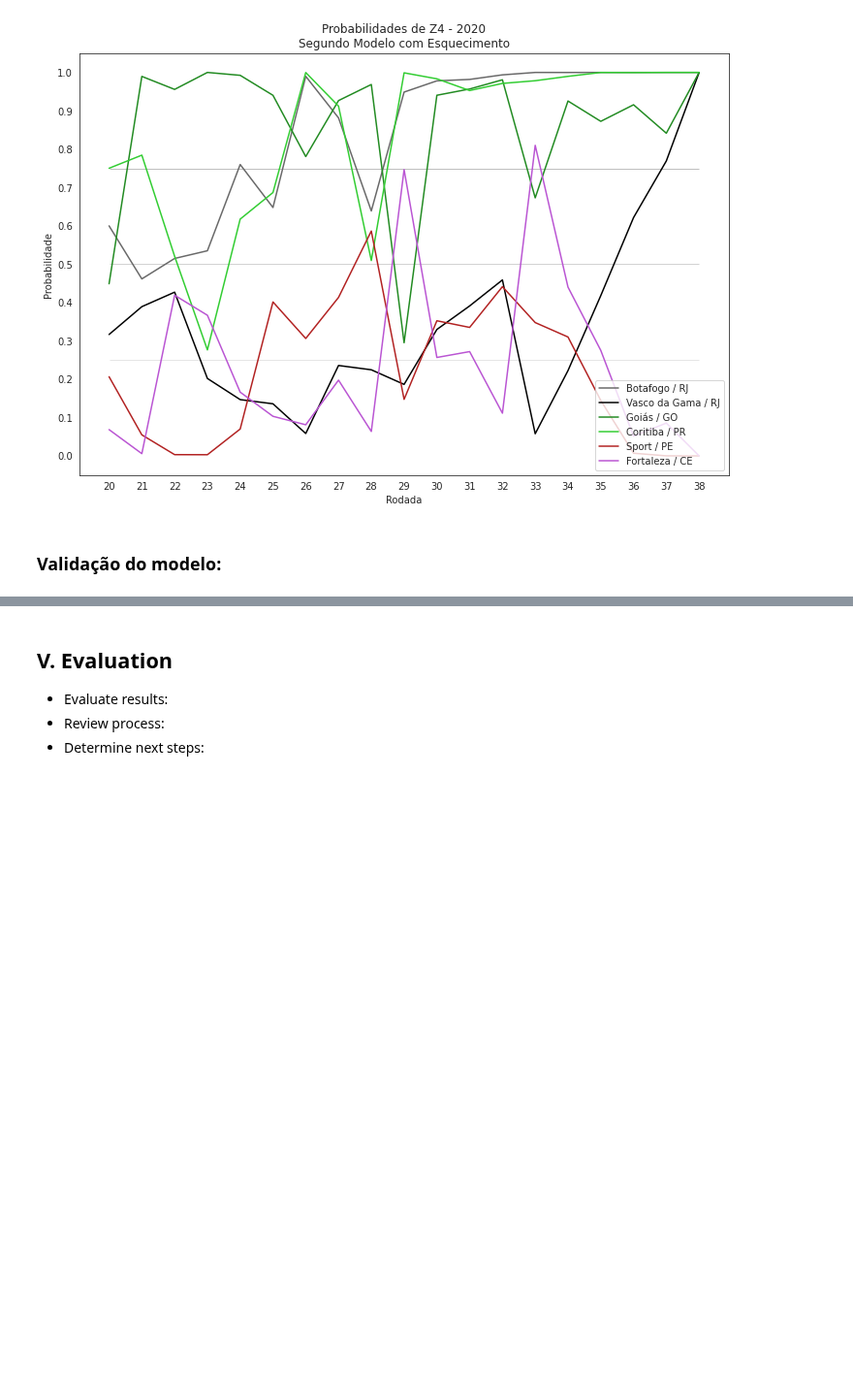
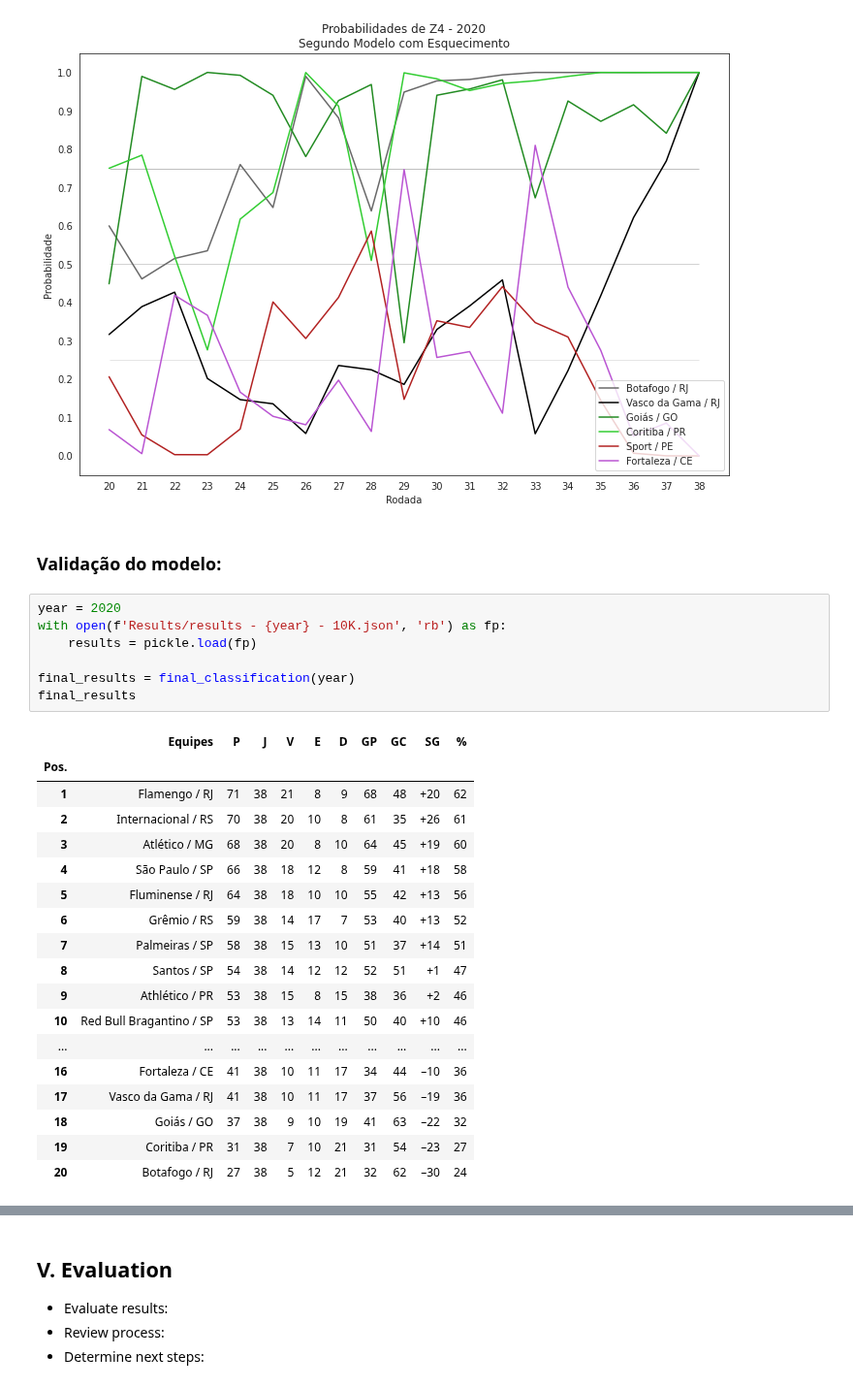
Before and after one commit to HannaRF/web-scraping, a Jupyter notebook: project.ipynb, the cells around one changed output, grey strips where cells are left out. Shown at 97% size. Drawn from its saved outputs; the diff is of its cells as text; blank space fills up the shorter version.

```diff
--- a/project.ipynb
+++ b/project.ipynb
@@ -1360,3 +1334,29 @@ plt.show()
 [figure]
 # %% [markdown]
 ### Validação do modelo:
+# %%
+year = 2020
+with open(f'Results/results - {year} - 10K.json', 'rb') as fp:
+    results = pickle.load(fp)
+
+final_results = final_classification(year)
+final_results
+# %% [output]
+|  | Equipes | P | J | V | E | D | GP | GC | SG | % |
+| Pos. |  |  |  |  |  |  |  |  |  |  |
+| 1 | Flamengo / RJ | 71 | 38 | 21 | 8 | 9 | 68 | 48 | +20 | 62 |
+| 2 | Internacional / RS | 70 | 38 | 20 | 10 | 8 | 61 | 35 | +26 | 61 |
+| 3 | Atlético / MG | 68 | 38 | 20 | 8 | 10 | 64 | 45 | +19 | 60 |
+| 4 | São Paulo / SP | 66 | 38 | 18 | 12 | 8 | 59 | 41 | +18 | 58 |
+| 5 | Fluminense / RJ | 64 | 38 | 18 | 10 | 10 | 55 | 42 | +13 | 56 |
+| 6 | Grêmio / RS | 59 | 38 | 14 | 17 | 7 | 53 | 40 | +13 | 52 |
+| 7 | Palmeiras / SP | 58 | 38 | 15 | 13 | 10 | 51 | 37 | +14 | 51 |
+| 8 | Santos / SP | 54 | 38 | 14 | 12 | 12 | 52 | 51 | +1 | 47 |
+| 9 | Athlético / PR | 53 | 38 | 15 | 8 | 15 | 38 | 36 | +2 | 46 |
+| 10 | Red Bull Bragantino / SP | 53 | 38 | 13 | 14 | 11 | 50 | 40 | +10 | 46 |
+| ... | ... | ... | ... | ... | ... | ... | ... | ... | ... | ... |
+| 16 | Fortaleza / CE | 41 | 38 | 10 | 11 | 17 | 34 | 44 | –10 | 36 |
+| 17 | Vasco da Gama / RJ | 41 | 38 | 10 | 11 | 17 | 37 | 56 | –19 | 36 |
+| 18 | Goiás / GO | 37 | 38 | 9 | 10 | 19 | 41 | 63 | –22 | 32 |
+| 19 | Coritiba / PR | 31 | 38 | 7 | 10 | 21 | 31 | 54 | –23 | 27 |
+| 20 | Botafogo / RJ | 27 | 38 | 5 | 12 | 21 | 32 | 62 | –30 | 24 |
```
Also changed, not shown: parts of 6 cells of this notebook, 2 other files.
